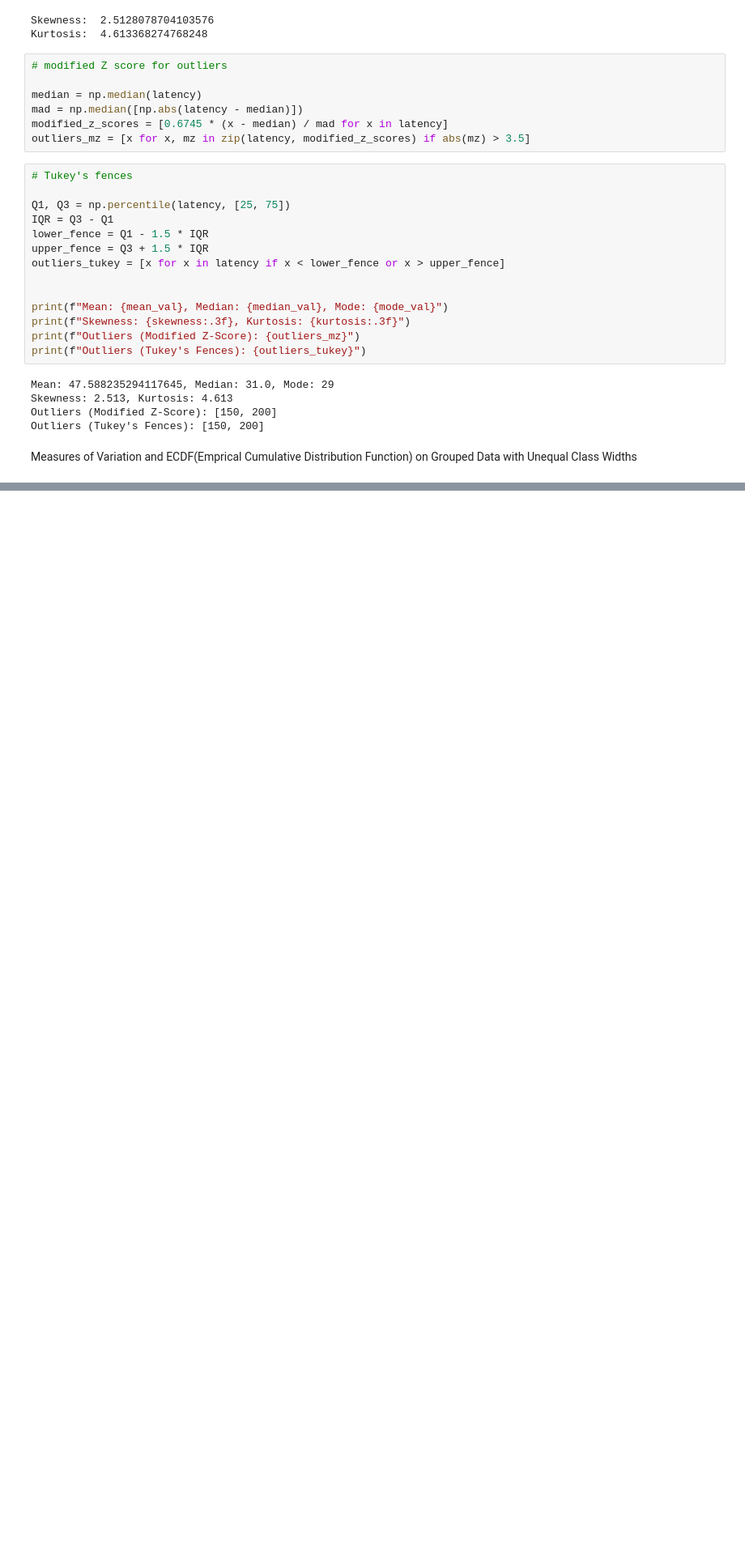
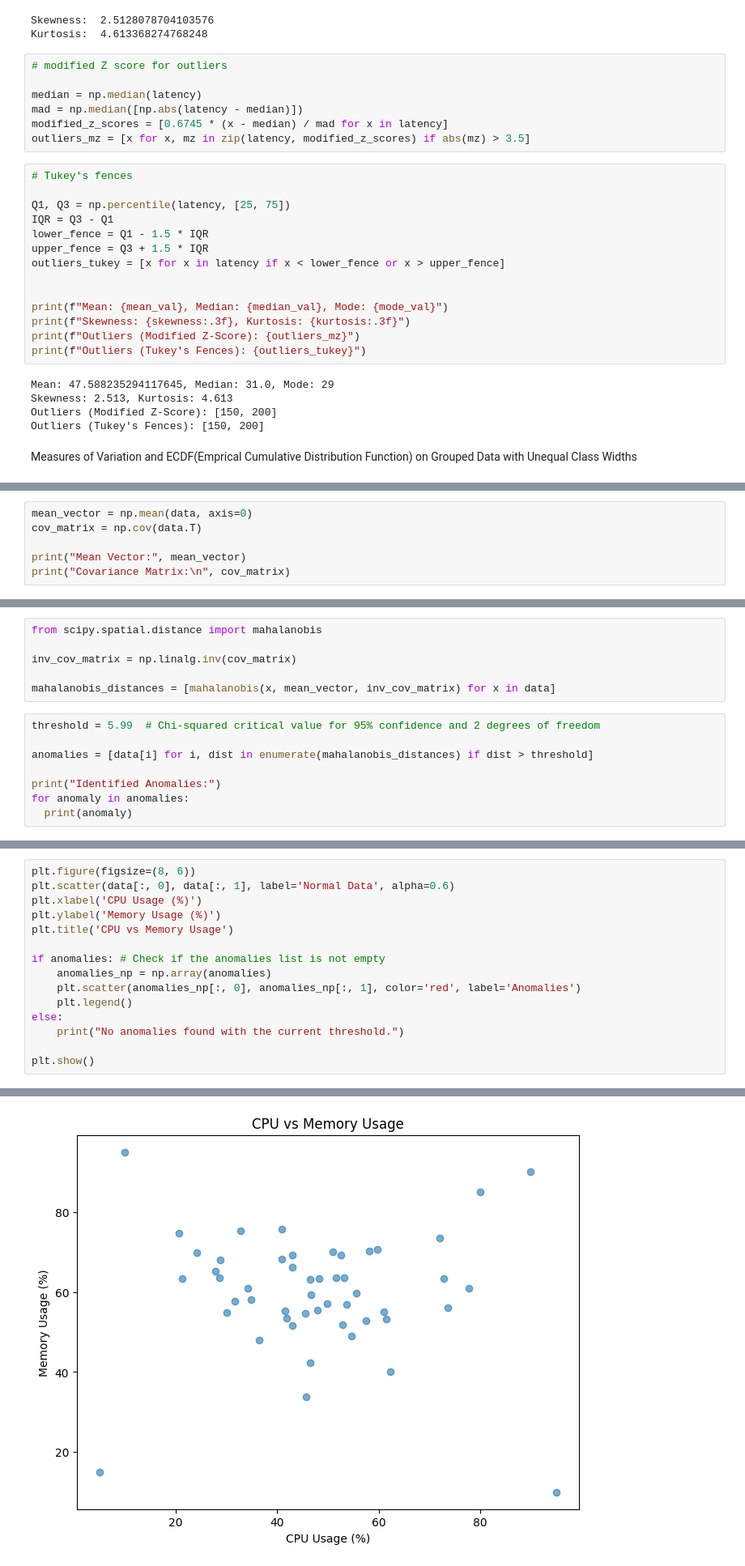
Before and after one commit to Auxilus08/AI-lab, a Jupyter notebook: Practical_3B.ipynb, the cells around one changed output, grey strips where cells are left out. Shown at 81% size. Saved outputs shown, nothing was run; the diff lists cells and outputs as text; blank space fills up the shorter version.

```diff
--- a/Practical_3B.ipynb
+++ b/Practical_3B.ipynb
@@ -58,0 +121,6 @@ throughtput = [(), (), (), (),]
+# %%
+mean_vector = np.mean(data, axis=0)
+cov_matrix = np.cov(data.T)
+
+print("Mean Vector:", mean_vector)
+print("Covariance Matrix:\n", cov_matrix)
@@ -58,0 +132,14 @@ throughtput = [(), (), (), (),]
+# %%
+from scipy.spatial.distance import mahalanobis
+
+inv_cov_matrix = np.linalg.inv(cov_matrix)
+
+mahalanobis_distances = [mahalanobis(x, mean_vector, inv_cov_matrix) for x in data]
+# %%
+threshold = 5.99  # Chi-squared critical value for 95% confidence and 2 degrees of freedom
+
+anomalies = [data[i] for i, dist in enumerate(mahalanobis_distances) if dist > threshold]
+
+print("Identified Anomalies:")
+for anomaly in anomalies:
+  print(anomaly)
@@ -58,0 +148,16 @@ throughtput = [(), (), (), (),]
+# %%
+plt.figure(figsize=(8, 6))
+plt.scatter(data[:, 0], data[:, 1], label='Normal Data', alpha=0.6)
+plt.xlabel('CPU Usage (%)')
+plt.ylabel('Memory Usage (%)')
+plt.title('CPU vs Memory Usage')
+
+if anomalies: # Check if the anomalies list is not empty
+    anomalies_np = np.array(anomalies)
+    plt.scatter(anomalies_np[:, 0], anomalies_np[:, 1], color='red', label='Anomalies')
+    plt.legend()
+else:
+    print("No anomalies found with the current threshold.")
+
+plt.show()
+# %% [output]
@@ -58,0 +165 @@ throughtput = [(), (), (), (),]
+[figure, added]
```
Also changed, not shown: parts of 12 cells of this notebook.
